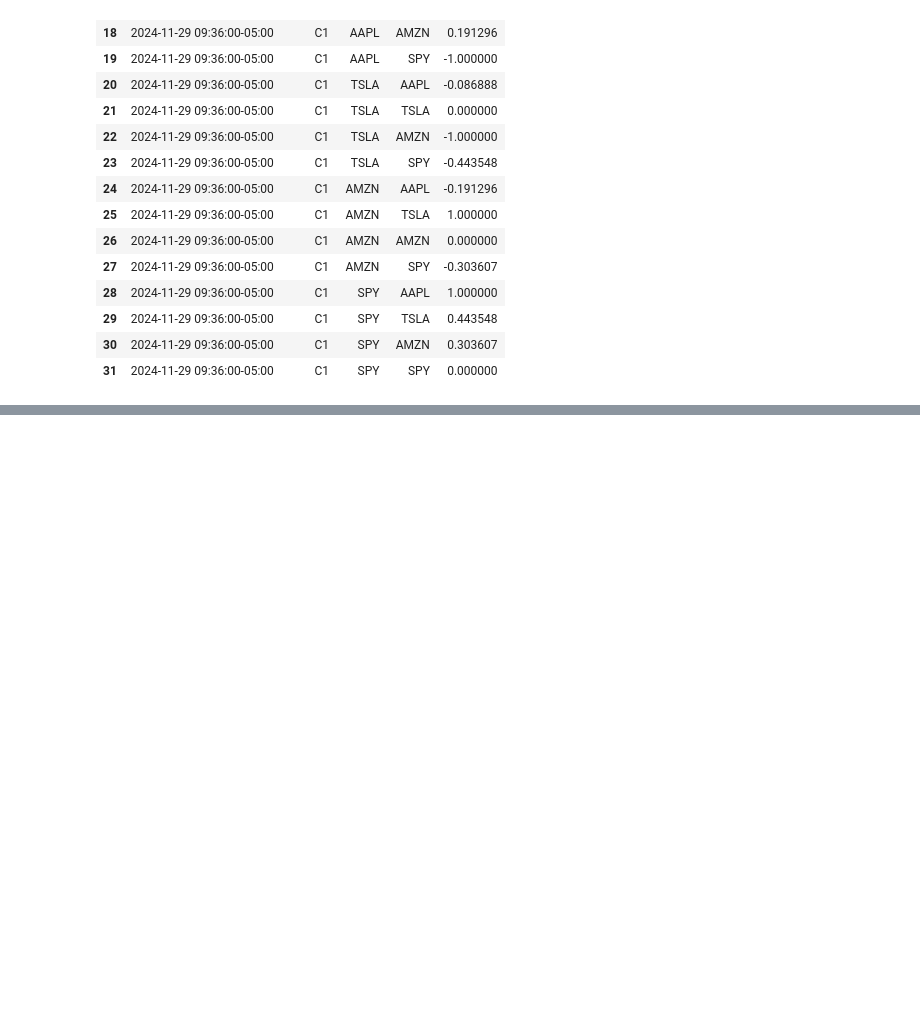
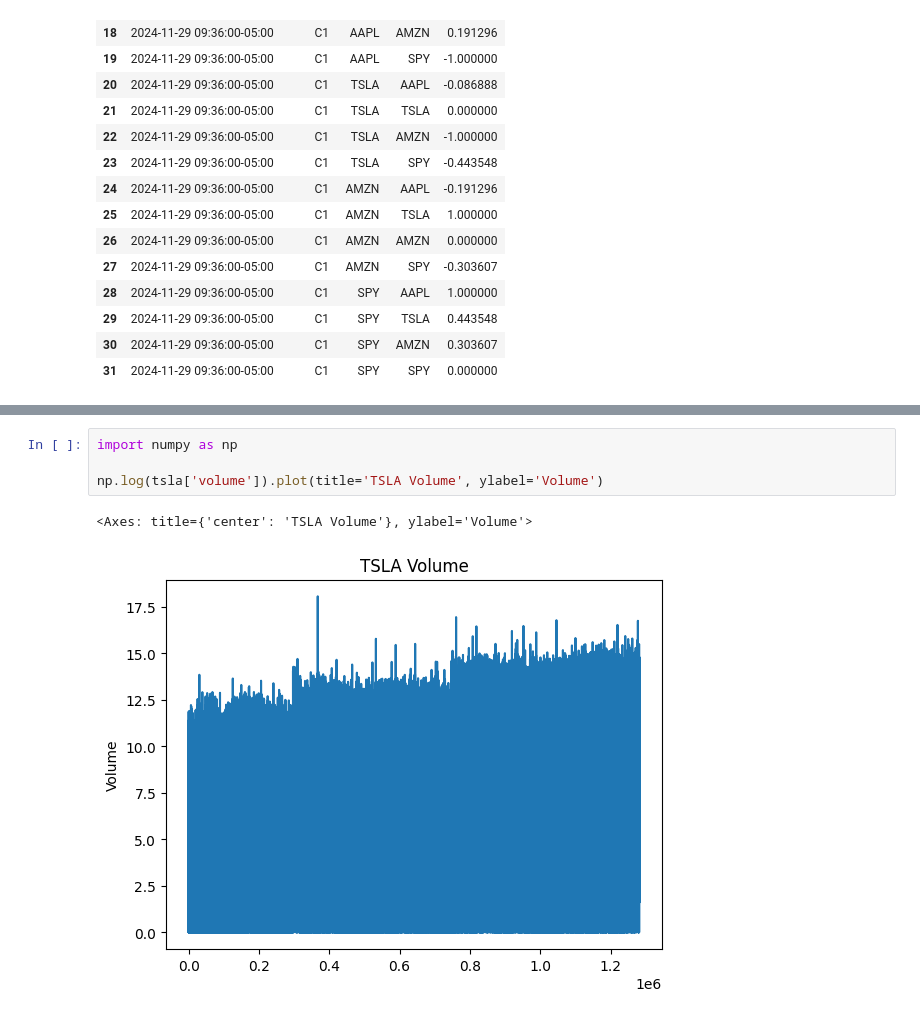
Before and after one commit to evheus/afp_gnn, a Jupyter notebook: notebooks/data_inspection.ipynb, the cells around one changed output, grey strips where cells are left out. Drawn from its saved outputs; the diff is of its cells as text; blank space fills up the shorter version.

```diff
--- a/notebooks/data_inspection.ipynb
+++ b/notebooks/data_inspection.ipynb
@@ -314,0 +337,7 @@ df[df['timestamp'] == '2024-11-29 09:36:00-05:00']
+# %%
+import numpy as np
+
+np.log(tsla['volume']).plot(title='TSLA Volume', ylabel='Volume')
+# %% [output]
+<Axes: title={'center': 'TSLA Volume'}, ylabel='Volume'>
+[figure, added]
```
Also changed, not shown: parts of 5 cells of this notebook, 40 other files.
